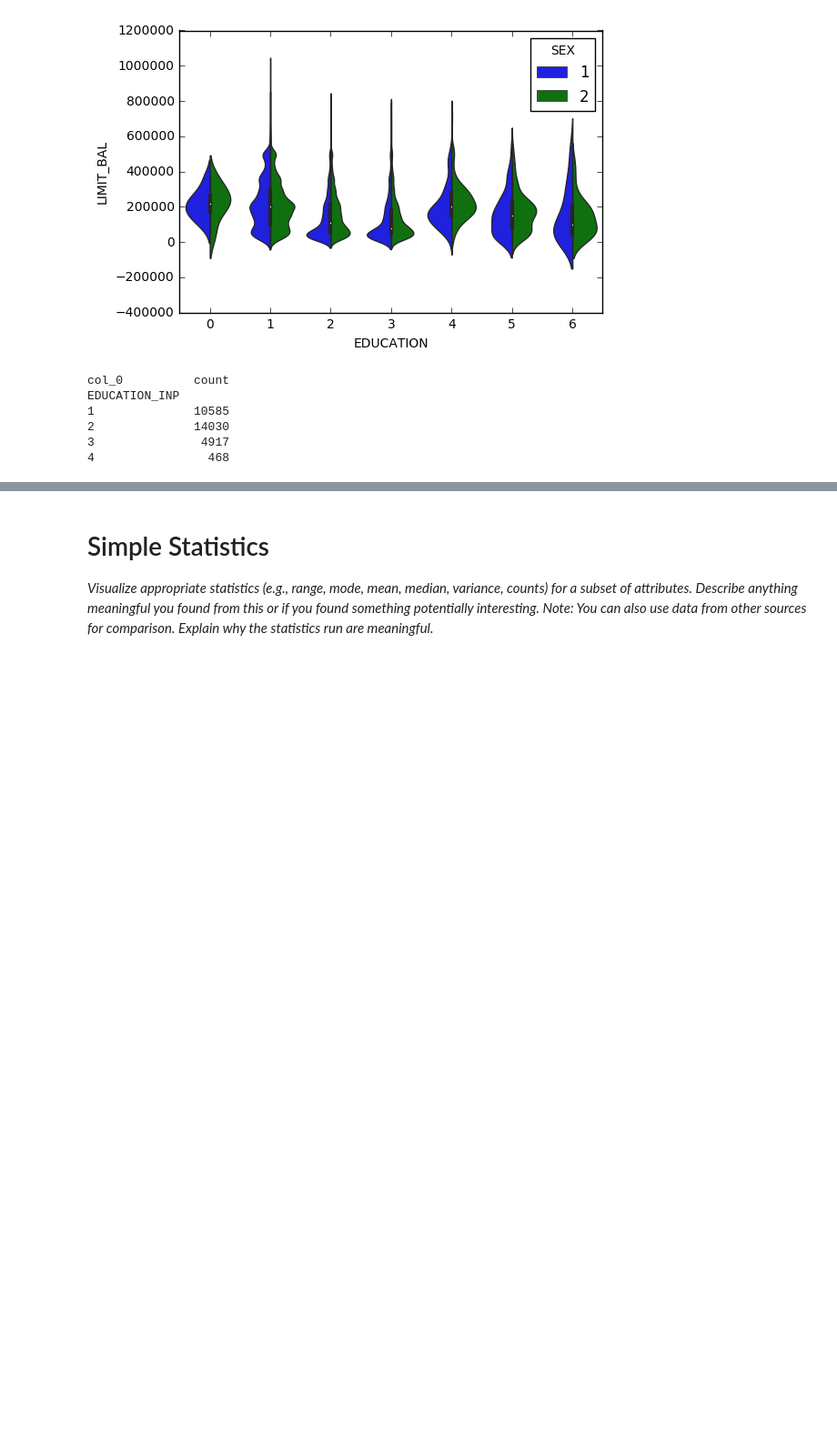
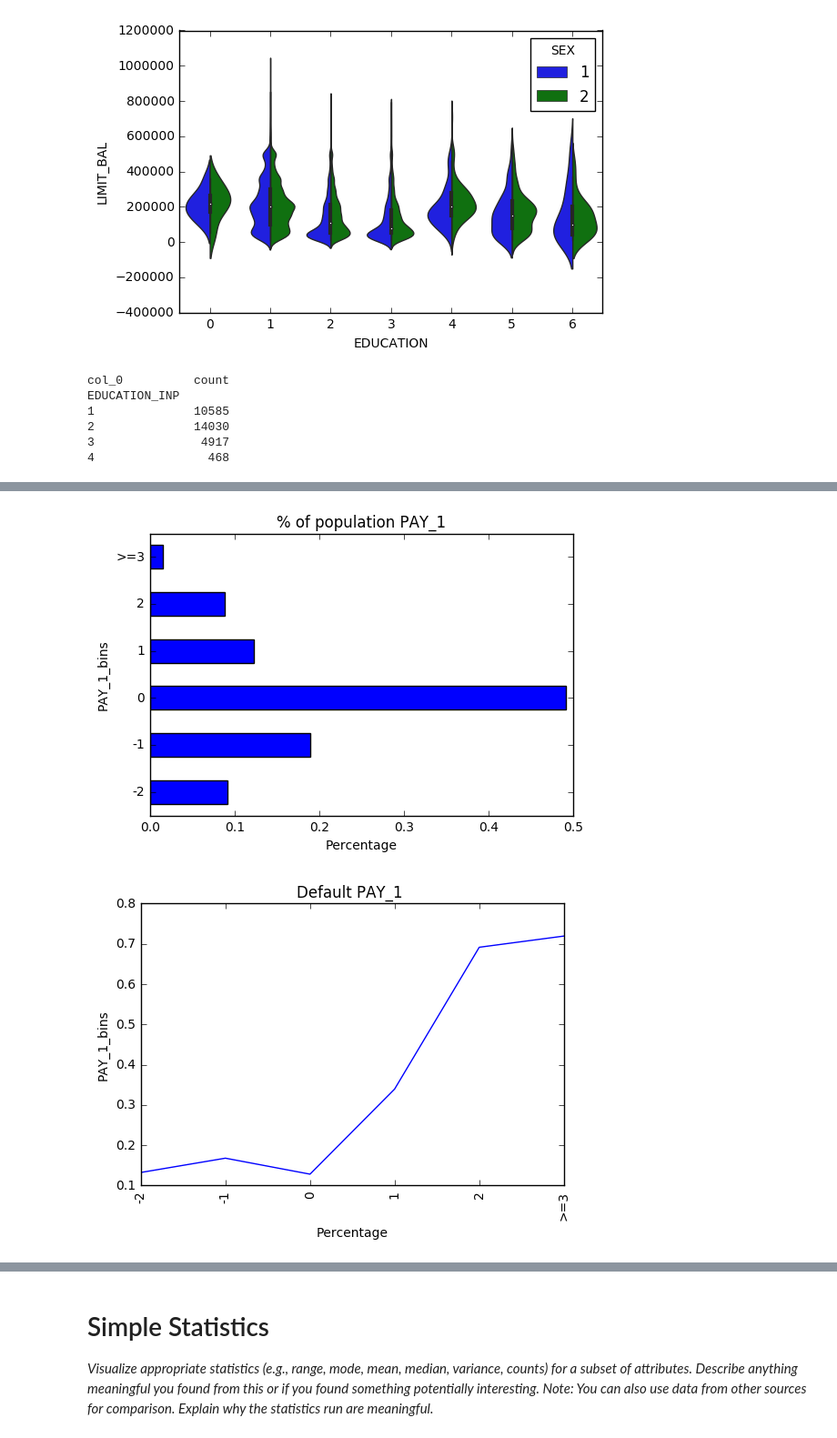
Before and after one commit to msds7331/credit-default, a Jupyter notebook: notebooks/1.0-jbs-credit-default.ipynb, the cells around one changed output, grey strips where cells are left out. Shown at 91% size. Saved outputs shown, nothing was run; the diff lists cells and outputs as text; code cells hidden in the pictures; blank space fills up the shorter version.

```diff
--- a/notebooks/1.0-jbs-credit-default.ipynb
+++ b/notebooks/1.0-jbs-credit-default.ipynb
@@ -239,0 +242,15 @@ EDUCATION_INP
+# %%
+####FOR MARRIAGE
+#CREATING NEW VARIABLE TO IMPUTE THE VALUES TO 2, THAT REPRESETNS SINGLE, since the value of 0 is not defined in
+#the data dictionary
+credit['MARRIAGE_INP']=credit['MARRIAGE']
+
+
+credit.loc[credit['MARRIAGE'] == 0, 'MARRIAGE_INP'] = 2
+
+
+
+my_tab = pd.crosstab(index=credit["MARRIAGE_INP"],  # Make a crosstab
+                              columns="count")      # Name the count column
+
+print my_tab
@@ -239,0 +265,37 @@ EDUCATION_INP
+# %%
+
+########### CREATING A FUNCTION TO EXECUTE BIVARIATES
+def bivariate_v1(var_name,RangeName,CutOff,NumBins,BinLabel,var_x,var_y,title1,title2):
+#def bivariate_v1(NumBins):
+    #Creating the BINS
+    credit[RangeName]=pd.cut(var_name,CutOff,NumBins,labels=BinLabel)
+    #Grouping by the BINS variable
+    default_g=credit.groupby(by=[RangeName])
+    #% of POPULATION
+    bins_percentage=default_g[RangeName].count()/credit[RangeName].count()
+
+
+    #CHART WITH THE %OF POPULATION WITH THE BINS
+    #print bins_percentage
+    ax=bins_percentage.plot(kind='barh')
+    plt.title(title1)
+    plt.xlabel(var_x)
+    plt.ylabel(var_y)
+    plt.show()
+
+    ### default rate
+    t=default_g.default_next_m.sum()/default_g.default_next_m.count()
+
+    ax=t.plot(kind='line')
+    plt.title(title2)
+    plt.xlabel(var_x)
+
+    plt.xticks(rotation='vertical')
+
+    plt.ylabel(var_y)
+    plt.show()
+
+bivariate_v1(credit.PAY_1,'PAY_1_range',[-2.1,-2,-1,0.01,1.1,2,10],6,['-2','-1','0','1','2','>=3'],'Percentage','PAY_1_bins','% of population PAY_1','Default PAY_1 ')
+# %% [output]
+[figure, added]
+[figure, added]
```
Also changed, not shown: parts of 8 cells of this notebook.
